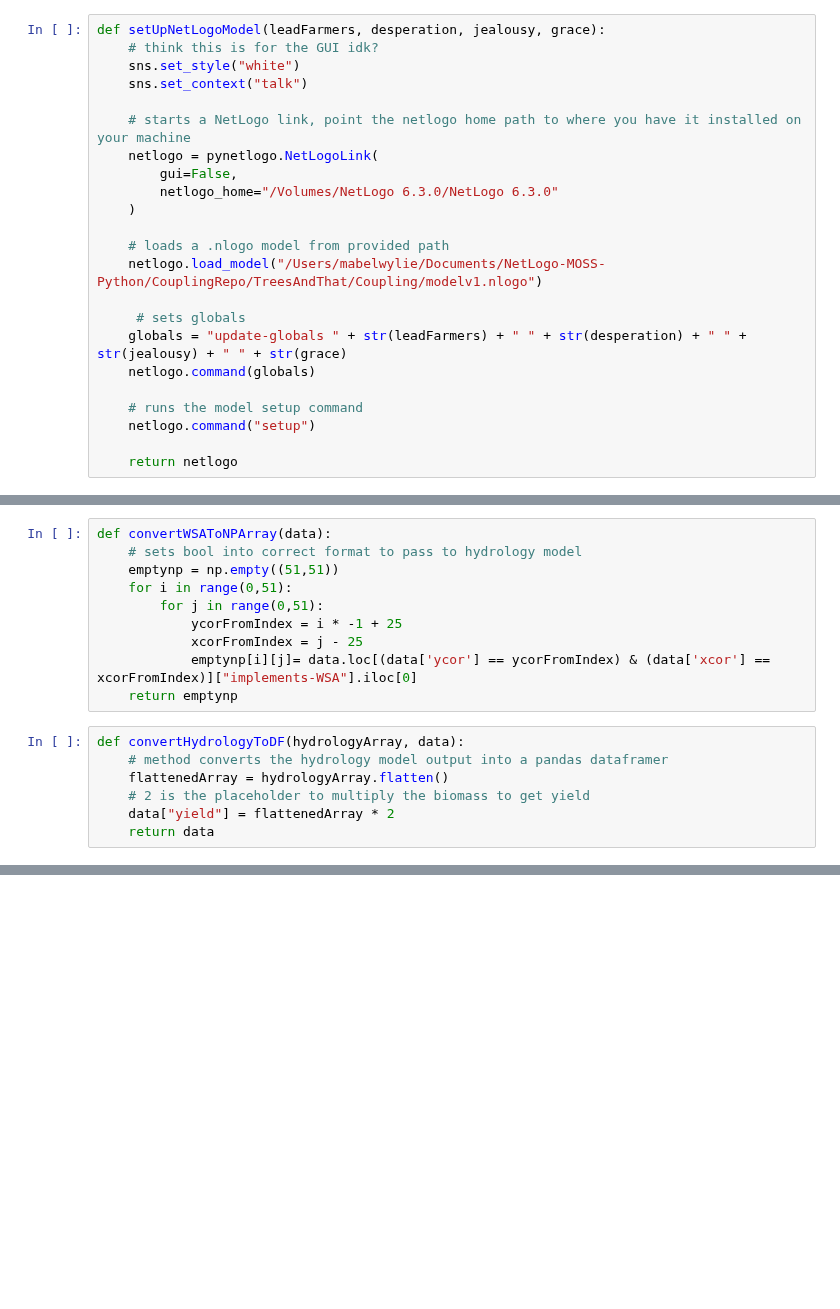
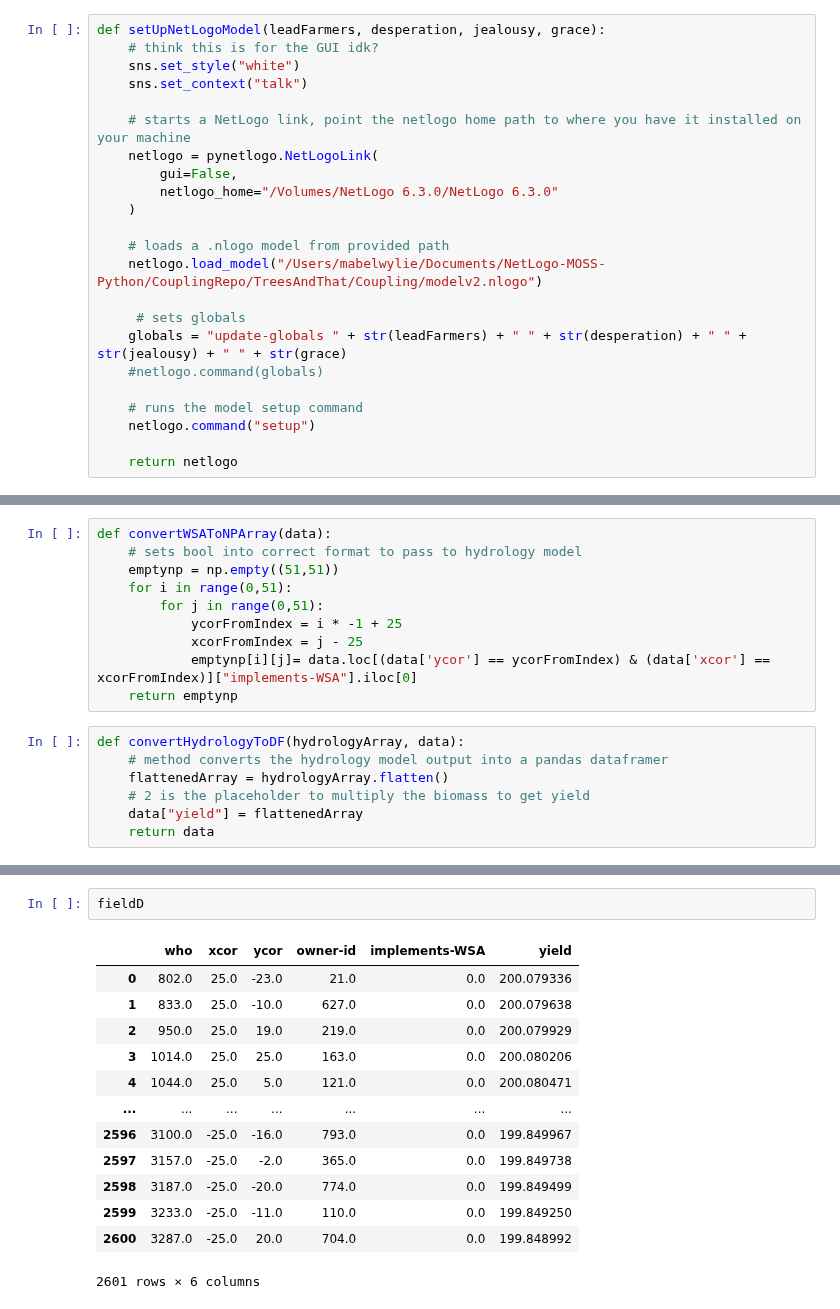
Before and after one commit to WylieMabel/TreesAndThat, a Jupyter notebook: LandLab_experiments/netlogoDriver.ipynb, the cells around one changed output, grey strips where cells are left out. Cells and saved outputs as stored; diff of their text form; blank space fills up the shorter version.

```diff
--- a/LandLab_experiments/netlogoDriver.ipynb
+++ b/LandLab_experiments/netlogoDriver.ipynb
@@ -43,11 +45,11 @@ def setUpNetLogoModel(leadFarmers, desperation, jealousy, grace):
     )
 
     # loads a .nlogo model from provided path
-    netlogo.load_model("/Users/mabelwylie/Documents/NetLogo-MOSS-Python/CouplingRepo/TreesAndThat/Coupling/modelv1.nlogo")
+    netlogo.load_model("/Users/mabelwylie/Documents/NetLogo-MOSS-Python/CouplingRepo/TreesAndThat/Coupling/modelv2.nlogo")
 
      # sets globals
     globals = "update-globals " + str(leadFarmers) + " " + str(desperation) + " " + str(jealousy) + " " + str(grace)
-    netlogo.command(globals)
+    #netlogo.command(globals)
 
     # runs the model setup command
     netlogo.command("setup")
@@ -75,7 +77,7 @@ def convertHydrologyToDF(hydrologyArray, data):
     # method converts the hydrology model output into a pandas dataframer
     flattenedArray = hydrologyArray.flatten()
     # 2 is the placeholder to multiply the biomass to get yield
-    data["yield"] = flattenedArray * 2
+    data["yield"] = flattenedArray
     return data
 # %%
 def fullModelRun(leadFarmers, desperation, jealousy, grace, fileSuffix, input_csv_path, from_year, to_year):
@@ -154,0 +223,16 @@ wrote to netlogo
+# %%
+fieldD
+# %% [output]
+|  | who | xcor | ycor | owner-id | implements-WSA | yield |
+| 0 | 802.0 | 25.0 | -23.0 | 21.0 | 0.0 | 200.079336 |
+| 1 | 833.0 | 25.0 | -10.0 | 627.0 | 0.0 | 200.079638 |
+| 2 | 950.0 | 25.0 | 19.0 | 219.0 | 0.0 | 200.079929 |
+| 3 | 1014.0 | 25.0 | 25.0 | 163.0 | 0.0 | 200.080206 |
+| 4 | 1044.0 | 25.0 | 5.0 | 121.0 | 0.0 | 200.080471 |
+| ... | ... | ... | ... | ... | ... | ... |
+| 2596 | 3100.0 | -25.0 | -16.0 | 793.0 | 0.0 | 199.849967 |
+| 2597 | 3157.0 | -25.0 | -2.0 | 365.0 | 0.0 | 199.849738 |
+| 2598 | 3187.0 | -25.0 | -20.0 | 774.0 | 0.0 | 199.849499 |
+| 2599 | 3233.0 | -25.0 | -11.0 | 110.0 | 0.0 | 199.849250 |
+| 2600 | 3287.0 | -25.0 | 20.0 | 704.0 | 0.0 | 199.848992 |
+2601 rows × 6 columns
```
Also changed, not shown: parts of 6 cells of this notebook, 4 other files.
